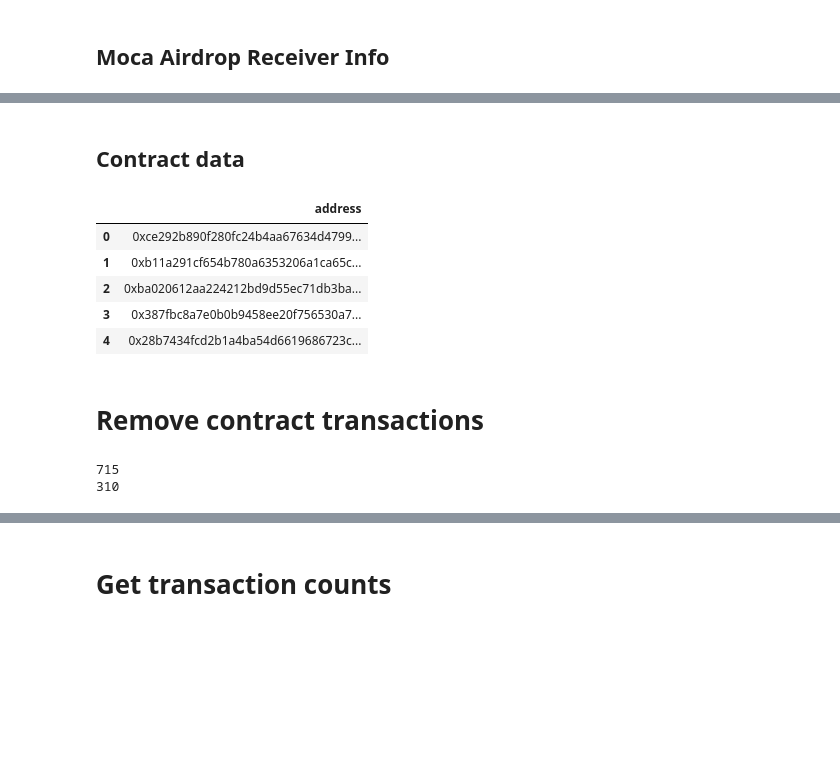
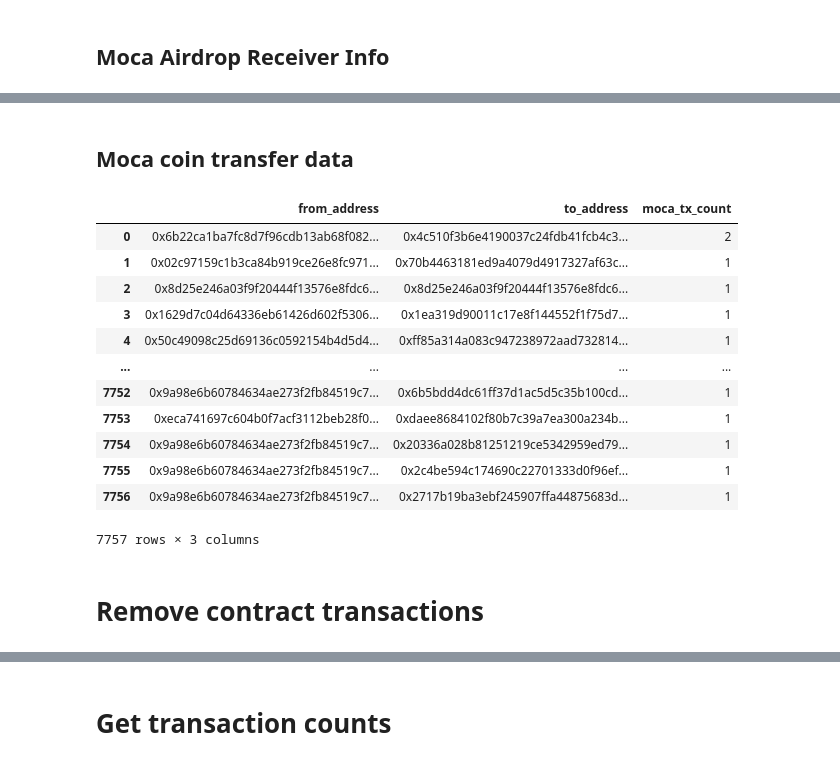
Before and after one commit to startwithf/unique-user, a Jupyter notebook: moca-airdrop/model/moca_airdrop_lab_2024oct.ipynb, the cells around one changed output, grey strips where cells are left out. Cells and saved outputs as stored; diff of their text form; code cells hidden in the pictures; blank space fills up the shorter version.

```diff
--- a/moca-airdrop/model/moca_airdrop_lab_2024oct.ipynb
+++ b/moca-airdrop/model/moca_airdrop_lab_2024oct.ipynb
@@ -150,17 +113,29 @@ bsc_trans_df
 # %% [markdown]
-## Contract data
+## Moca coin transfer data
-# %%
-known_contract = read_from_multiple_csv(
-    "edu/data/processed_data", file_name_lst("edu/data/processed_data", endswith="csv")
-)
-known_contract.head()
-# %% [output]
-|  | address |
-| 0 | 0xce292b890f280fc24b4aa67634d4799... |
-| 1 | 0xb11a291cf654b780a6353206a1ca65c... |
-| 2 | 0xba020612aa224212bd9d55ec71db3ba... |
-| 3 | 0x387fbc8a7e0b0b9458ee20f756530a7... |
-| 4 | 0x28b7434fcd2b1a4ba54d6619686723c... |
+# %%
+moca_trans_path = 'moca-airdrop/data/raw-data'
+# %%
+moca_trans_file_lst = file_name_lst(moca_trans_path, startswith= 'mocacoin', endswith='.csv')
+moca_trans_df = read_from_multiple_csv(moca_trans_path, moca_trans_file_lst)
+moca_trans_df = moca_trans_df[
+    moca_trans_df['from_address'].isin(wallet_set) | moca_trans_df['to_address'].isin(wallet_set)
+]
+moca_trans_df.columns = ['from_address', 'to_address', 'moca_tx_count']
+moca_trans_df
+# %% [output]
+|  | from_address | to_address | moca_tx_count |
+| 0 | 0x6b22ca1ba7fc8d7f96cdb13ab68f082... | 0x4c510f3b6e4190037c24fdb41fcb4c3... | 2 |
+| 1 | 0x02c97159c1b3ca84b919ce26e8fc971... | 0x70b4463181ed9a4079d4917327af63c... | 1 |
+| 2 | 0x8d25e246a03f9f20444f13576e8fdc6... | 0x8d25e246a03f9f20444f13576e8fdc6... | 1 |
+| 3 | 0x1629d7c04d64336eb61426d602f5306... | 0x1ea319d90011c17e8f144552f1f75d7... | 1 |
+| 4 | 0x50c49098c25d69136c0592154b4d5d4... | 0xff85a314a083c947238972aad732814... | 1 |
+| ... | ... | ... | ... |
+| 7752 | 0x9a98e6b60784634ae273f2fb84519c7... | 0x6b5bdd4dc61ff37d1ac5d5c35b100cd... | 1 |
+| 7753 | 0xeca741697c604b0f7acf3112beb28f0... | 0xdaee8684102f80b7c39a7ea300a234b... | 1 |
+| 7754 | 0x9a98e6b60784634ae273f2fb84519c7... | 0x20336a028b81251219ce5342959ed79... | 1 |
+| 7755 | 0x9a98e6b60784634ae273f2fb84519c7... | 0x2c4be594c174690c22701333d0f96ef... | 1 |
+| 7756 | 0x9a98e6b60784634ae273f2fb84519c7... | 0x2717b19ba3ebf245907ffa44875683d... | 1 |
+7757 rows × 3 columns
 # %% [markdown]
 # Remove contract transactions
 # %%
@@ -199,20 +174,5 @@ known_contract.head()
 #     mode="a",
 #     header=False,
 # )
-# %%
-known_contract = read_from_multiple_csv(
-    "edu/data/processed_data",
-    file_name_lst("edu/data/processed_data", startswith="contract", endswith="csv"),
-)
-white_list = read_from_multiple_csv(
-    "edu/data/processed_data",
-    file_name_lst("edu/data/processed_data", startswith="white", endswith="csv"),
-)
-white_set = set(white_list["address"])
-print(known_contract.shape[0])
-print(white_list.shape[0])
-# %% [output]
-715
-310
 # %%
 # check size
```
Also changed, not shown: parts of 13 cells of this notebook, 27 other files.
